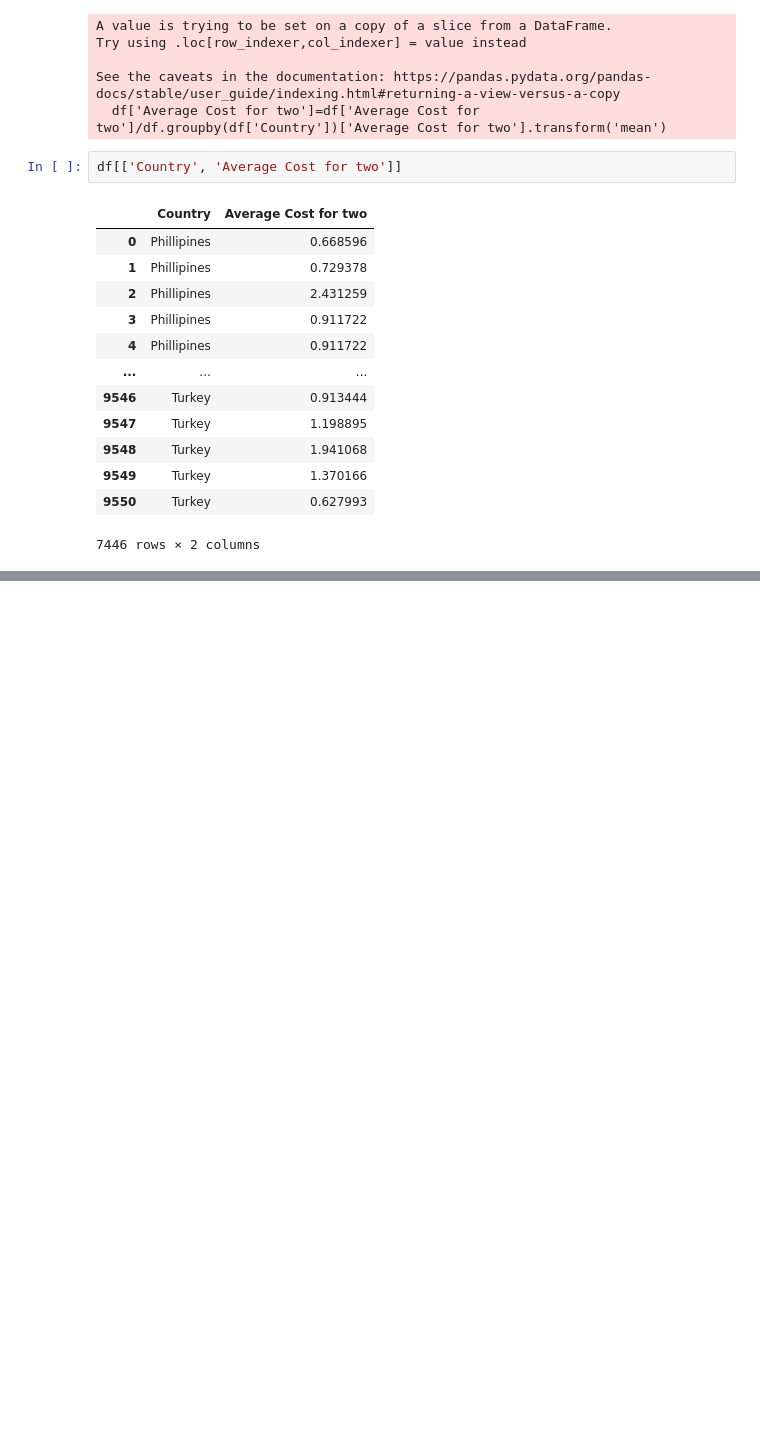
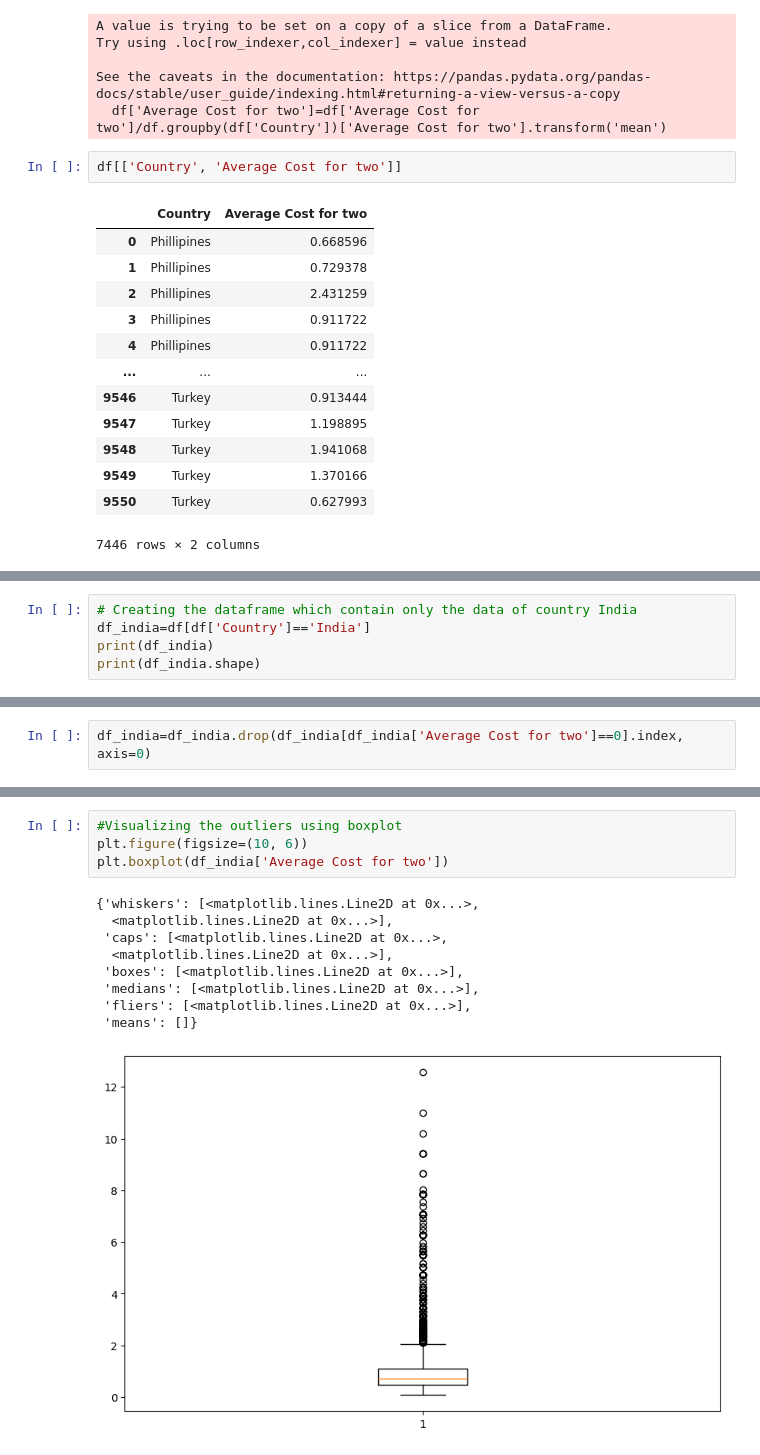
Before and after one commit to Dhruvgohil07/Zomato_Data_Analysis, a Jupyter notebook: Data_cleaning.ipynb, the cells around one changed output, grey strips where cells are left out. Drawn from its saved outputs; the diff is of its cells as text; blank space fills up the shorter version.

Commit message:
Complete Data Cleaning and Readme file update

```diff
--- a/Data_cleaning.ipynb
+++ b/Data_cleaning.ipynb
@@ -117,0 +196,5 @@ df[['Country', 'Average Cost for two']]
+# %%
+# Creating the dataframe which contain only the data of country India
+df_india=df[df['Country']=='India']
+print(df_india)
+print(df_india.shape)
@@ -117,0 +236,2 @@ df[['Country', 'Average Cost for two']]
+# %%
+df_india=df_india.drop(df_india[df_india['Average Cost for two']==0].index, axis=0)
@@ -117,0 +271,14 @@ df[['Country', 'Average Cost for two']]
+# %%
+#Visualizing the outliers using boxplot
+plt.figure(figsize=(10, 6))
+plt.boxplot(df_india['Average Cost for two'])
+# %% [output]
+{'whiskers': [<matplotlib.lines.Line2D at 0x...>,
+  <matplotlib.lines.Line2D at 0x...>],
+ 'caps': [<matplotlib.lines.Line2D at 0x...>,
+  <matplotlib.lines.Line2D at 0x...>],
+ 'boxes': [<matplotlib.lines.Line2D at 0x...>],
+ 'medians': [<matplotlib.lines.Line2D at 0x...>],
+ 'fliers': [<matplotlib.lines.Line2D at 0x...>],
+ 'means': []}
+[figure, added]
```
Also changed, not shown: parts of 13 cells of this notebook, 1 other file.
